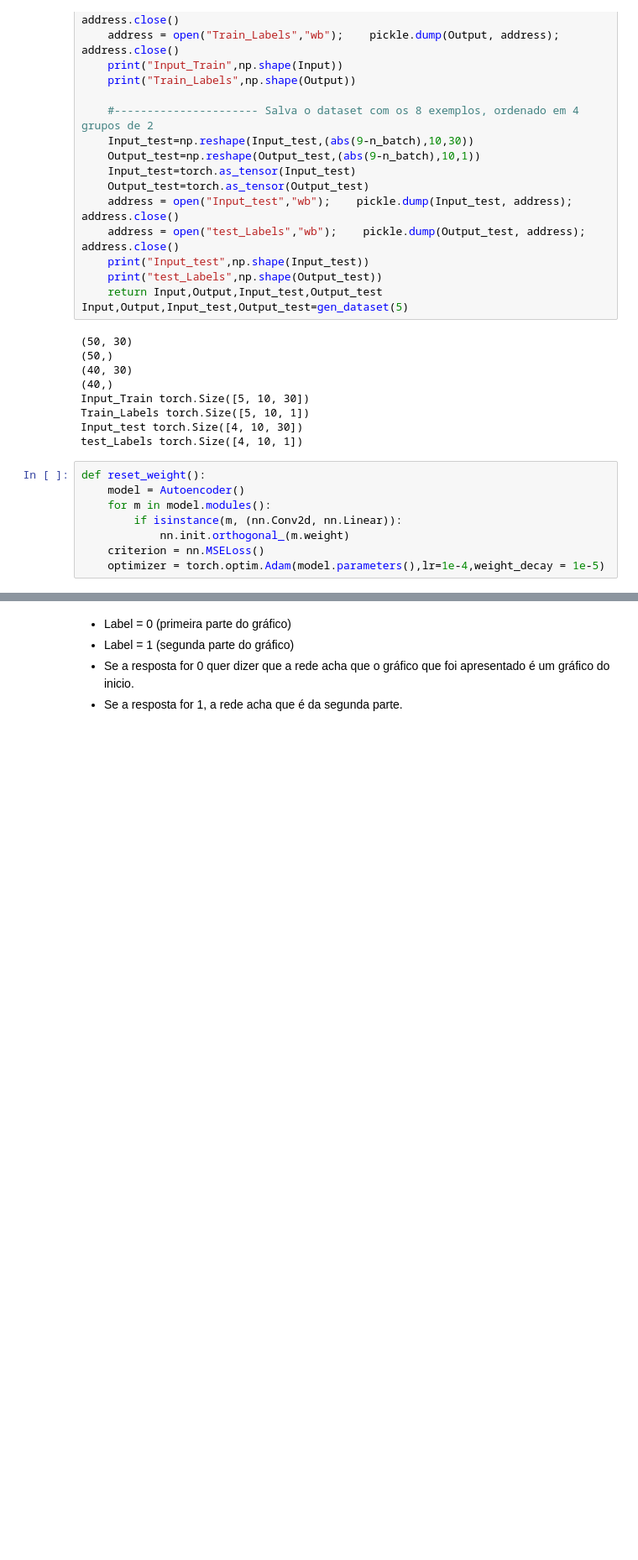
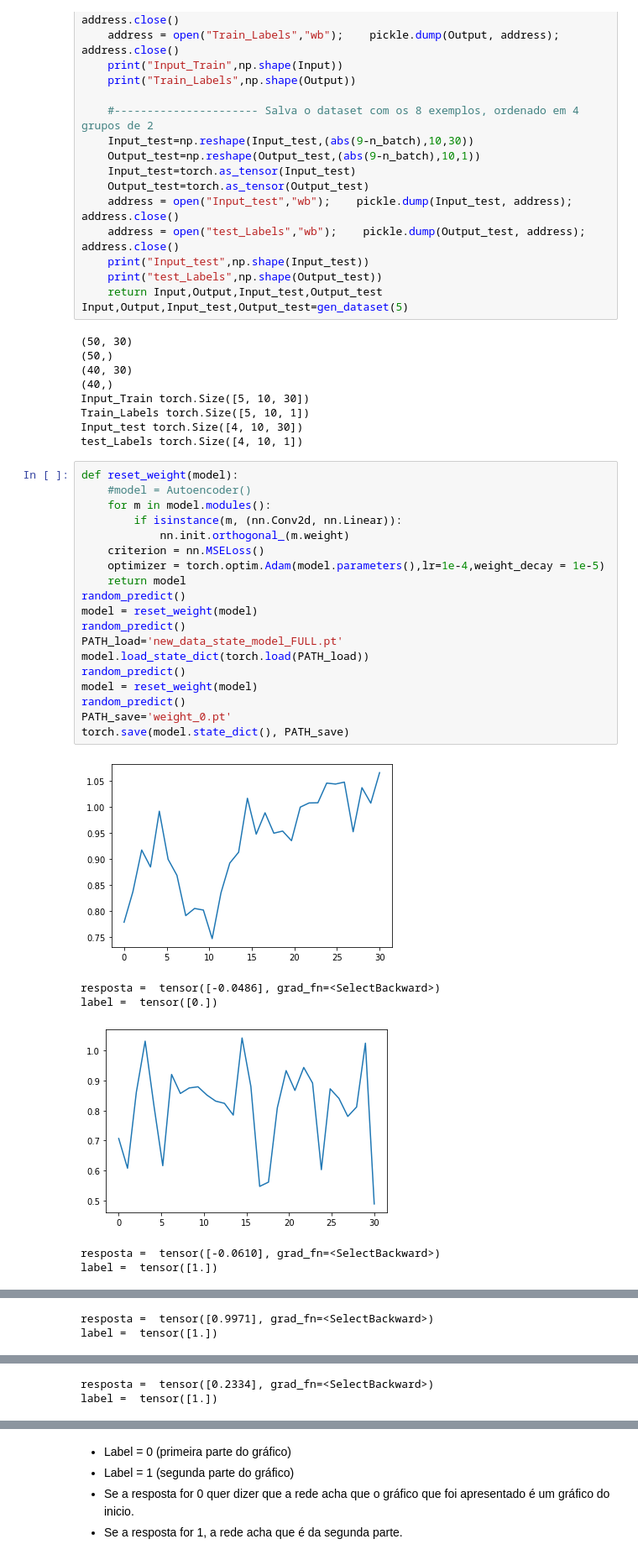
Before and after one commit to SchultzVV/Biology, a Jupyter notebook: second idea/second.ipynb, the cells around one changed output, grey strips where cells are left out. Shown at 84% size. Saved outputs shown, nothing was run; the diff lists cells and outputs as text; blank space fills up the shorter version.

```diff
--- a/second idea/second.ipynb
+++ b/second idea/second.ipynb
@@ -422,10 +424,28 @@ Train_Labels torch.Size([5, 10, 1])
 Input_test torch.Size([4, 10, 30])
 test_Labels torch.Size([4, 10, 1])
 # %%
-def reset_weight():
-    model = Autoencoder()
+def reset_weight(model):
+    #model = Autoencoder()
     for m in model.modules():
         if isinstance(m, (nn.Conv2d, nn.Linear)):
             nn.init.orthogonal_(m.weight)
     criterion = nn.MSELoss()
     optimizer = torch.optim.Adam(model.parameters(),lr=1e-4,weight_decay = 1e-5)
+    return model
+random_predict()
+model = reset_weight(model)
+random_predict()
+PATH_load='new_data_state_model_FULL.pt'
+model.load_state_dict(torch.load(PATH_load))
+random_predict()
+model = reset_weight(model)
+random_predict()
+PATH_save='weight_0.pt'
+torch.save(model.state_dict(), PATH_save)
+# %% [output]
+[figure, added]
+resposta =  tensor([-0.0486], grad_fn=<SelectBackward>)
+label =  tensor([0.])
+[figure, added]
+resposta =  tensor([-0.0610], grad_fn=<SelectBackward>)
+label =  tensor([1.])
@@ -431,0 +453,2 @@ def reset_weight():
+resposta =  tensor([0.9971], grad_fn=<SelectBackward>)
+label =  tensor([1.])
@@ -432,3 +456,5 @@ def reset_weight():
+resposta =  tensor([0.2334], grad_fn=<SelectBackward>)
+label =  tensor([1.])
 # %%
 def eval_model(epochs):
     y1=[];y2=[]
```
Also changed, not shown: parts of 10 cells of this notebook, 5 other files.
